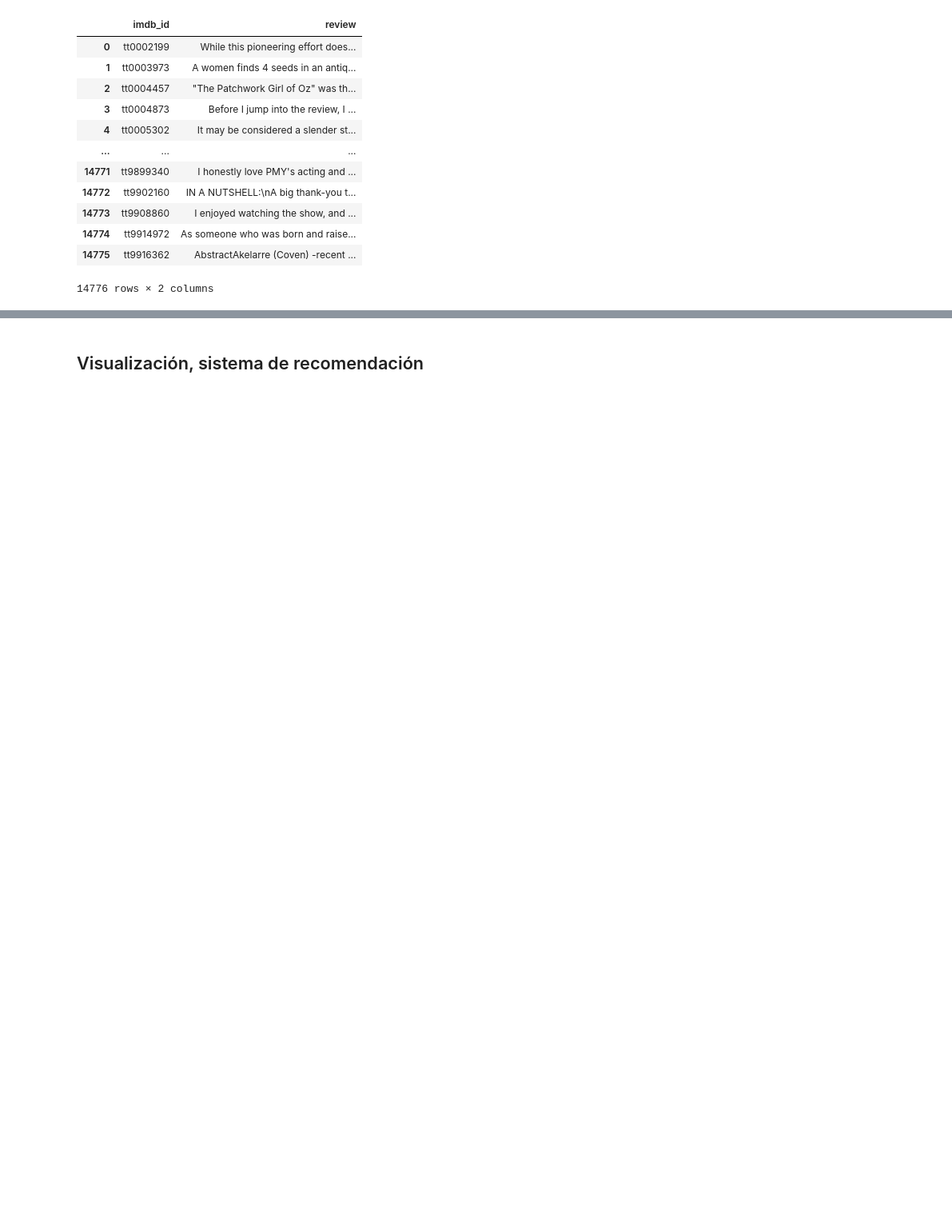
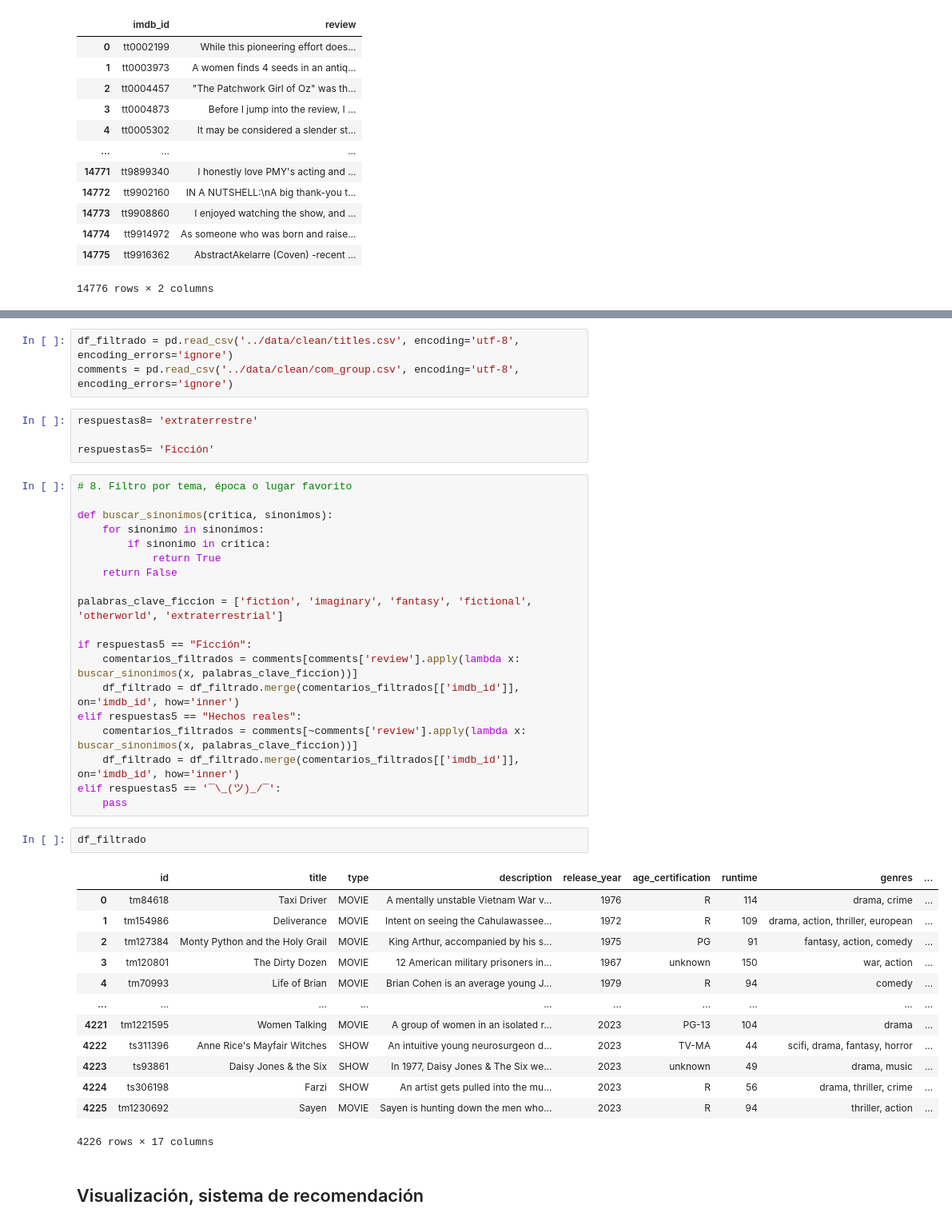
Before and after one commit to jrodrisanz/Final_project, a Jupyter notebook: src/main.ipynb, the cells around one changed output, grey strips where cells are left out. Shown at 80% size. Drawn from its saved outputs; the diff is of its cells as text; blank space fills up the shorter version.

```diff
--- a/src/main.ipynb
+++ b/src/main.ipynb
@@ -769,3 +890,45 @@ prueba2_comments
+# %%
+df_filtrado = pd.read_csv('../data/clean/titles.csv', encoding='utf-8', encoding_errors='ignore')
+comments = pd.read_csv('../data/clean/com_group.csv', encoding='utf-8', encoding_errors='ignore')
+# %%
+respuestas8= 'extraterrestre'
+
+respuestas5= 'Ficción'
+# %%
+# 8. Filtro por tema, época o lugar favorito
+
+def buscar_sinonimos(critica, sinonimos):
+    for sinonimo in sinonimos:
+        if sinonimo in critica:
+            return True
+    return False
+
+palabras_clave_ficcion = ['fiction', 'imaginary', 'fantasy', 'fictional', 'otherworld', 'extraterrestrial']
+
+if respuestas5 == "Ficción":
+    comentarios_filtrados = comments[comments['review'].apply(lambda x: buscar_sinonimos(x, palabras_clave_ficcion))]
+    df_filtrado = df_filtrado.merge(comentarios_filtrados[['imdb_id']], on='imdb_id', how='inner')
+elif respuestas5 == "Hechos reales":
+    comentarios_filtrados = comments[~comments['review'].apply(lambda x: buscar_sinonimos(x, palabras_clave_ficcion))]
+    df_filtrado = df_filtrado.merge(comentarios_filtrados[['imdb_id']], on='imdb_id', how='inner')
+elif respuestas5 == '¯\_(ツ)_/¯':
+    pass
+# %%
+df_filtrado
+# %% [output]
+|  | id | title | type | description | release_year | age_certification | runtime | genres | ... |
+| 0 | tm84618 | Taxi Driver | MOVIE | A mentally unstable Vietnam War v... | 1976 | R | 114 | drama, crime | ... |
+| 1 | tm154986 | Deliverance | MOVIE | Intent on seeing the Cahulawassee... | 1972 | R | 109 | drama, action, thriller, european | ... |
+| 2 | tm127384 | Monty Python and the Holy Grail | MOVIE | King Arthur, accompanied by his s... | 1975 | PG | 91 | fantasy, action, comedy | ... |
+| 3 | tm120801 | The Dirty Dozen | MOVIE | 12 American military prisoners in... | 1967 | unknown | 150 | war, action | ... |
+| 4 | tm70993 | Life of Brian | MOVIE | Brian Cohen is an average young J... | 1979 | R | 94 | comedy | ... |
+| ... | ... | ... | ... | ... | ... | ... | ... | ... | ... |
+| 4221 | tm1221595 | Women Talking | MOVIE | A group of women in an isolated r... | 2023 | PG-13 | 104 | drama | ... |
+| 4222 | ts311396 | Anne Rice's Mayfair Witches | SHOW | An intuitive young neurosurgeon d... | 2023 | TV-MA | 44 | scifi, drama, fantasy, horror | ... |
+| 4223 | ts93861 | Daisy Jones & the Six | SHOW | In 1977, Daisy Jones & The Six we... | 2023 | unknown | 49 | drama, music | ... |
+| 4224 | ts306198 | Farzi | SHOW | An artist gets pulled into the mu... | 2023 | R | 56 | drama, thriller, crime | ... |
+| 4225 | tm1230692 | Sayen | MOVIE | Sayen is hunting down the men who... | 2023 | R | 94 | thriller, action | ... |
+4226 rows × 17 columns
 # %% [markdown]
 ## Visualización, sistema de recomendación
 # %%
```
Also changed, not shown: parts of 18 cells of this notebook, 4 other files.
